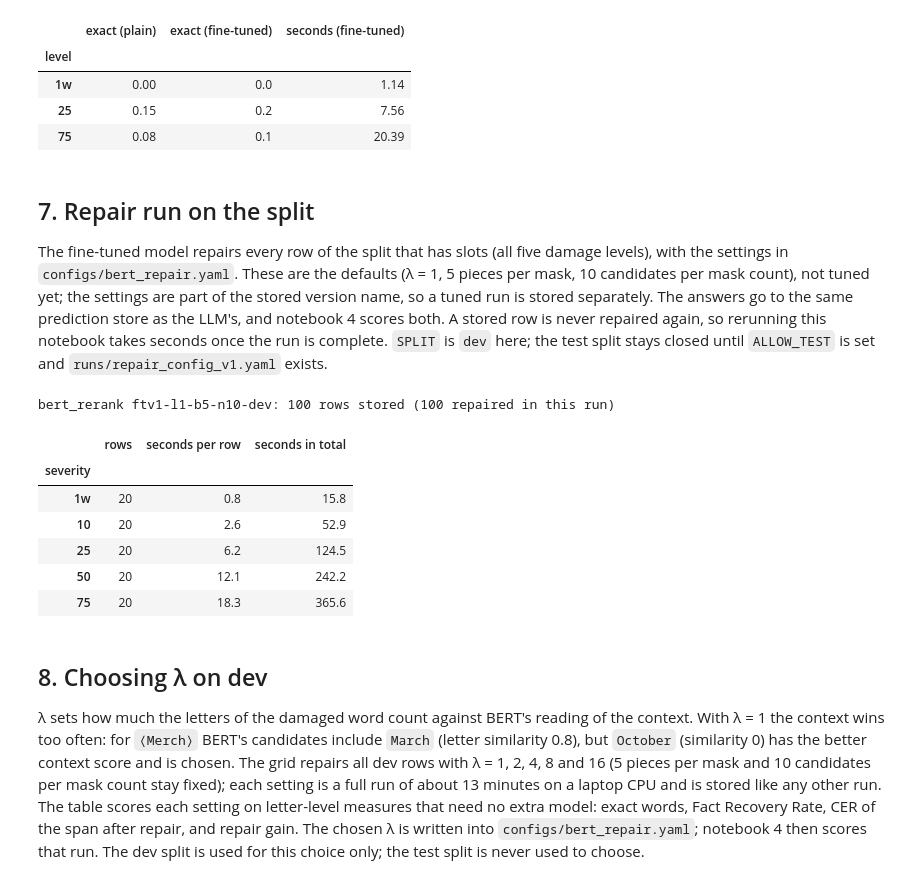
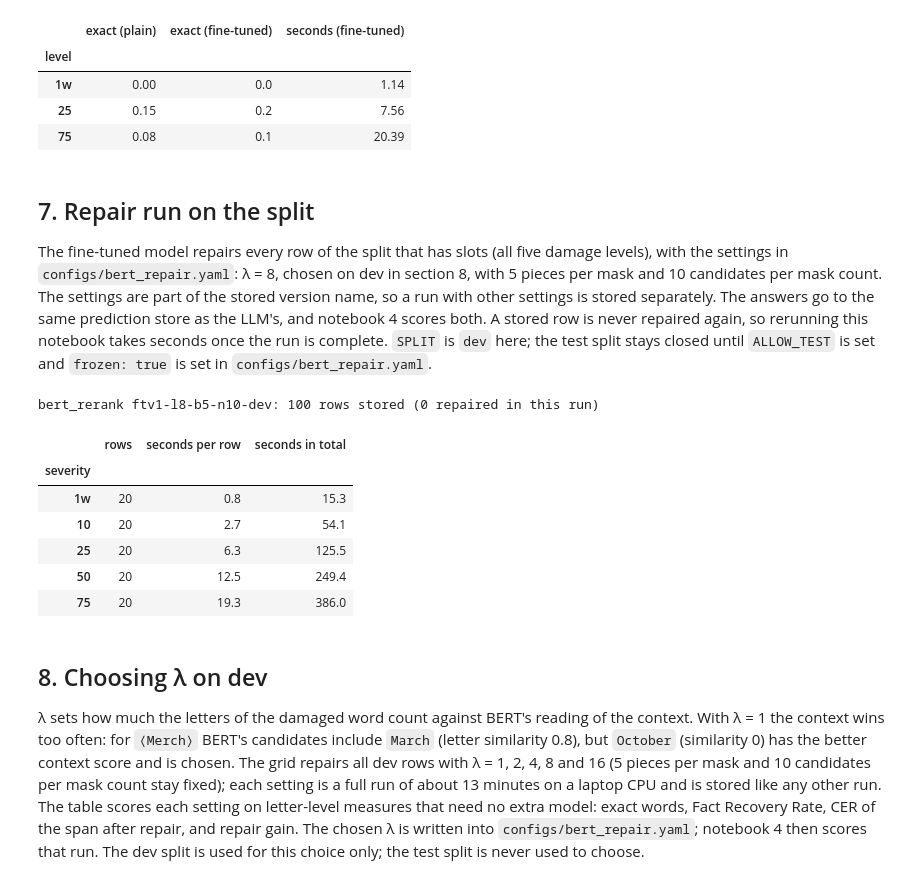
Before and after one commit to tanruoshan/GenAI, a Jupyter notebook: notebooks/02_bert_repair.ipynb, the cells around one changed output. Drawn from its saved outputs; the diff is of its cells as text; code cells hidden in the pictures.

```diff
--- a/notebooks/02_bert_repair.ipynb
+++ b/notebooks/02_bert_repair.ipynb
@@ -252,40 +252,40 @@ table.groupby("level", sort=False)[["exact (plain)", "exact (fine-tuned)", "seco
 ## 7. Repair run on the split
 
 The fine-tuned model repairs every row of the split that has slots (all five damage levels), with the
-settings in `configs/bert_repair.yaml`. These are the defaults (λ = 1, 5 pieces per mask, 10 candidates per
-mask count), not tuned yet; the settings are part of the stored version name, so a tuned run is stored
-separately. The answers go to the same prediction store as the LLM's, and notebook 4 scores both. A stored
+settings in `configs/bert_repair.yaml`: λ = 8, chosen on dev in section 8, with 5 pieces per mask and 10
+candidates per mask count. The settings are part of the stored version name, so a run with other settings
+is stored separately. The answers go to the same prediction store as the LLM's, and notebook 4 scores both. A stored
 row is never repaired again, so rerunning this notebook takes seconds once the run is complete.
 `SPLIT` is `dev` here; the test split stays closed until `ALLOW_TEST` is set and
-`runs/repair_config_v1.yaml` exists.
+`frozen: true` is set in `configs/bert_repair.yaml`.
 # %%
 from blnrepair.bert_repair import load_repair_config, repair_version
 
 SPLIT, ALLOW_TEST = "dev", False
+repair_cfg = load_repair_config()
 if SPLIT == "test":
-    assert ALLOW_TEST and (ROOT / "runs/repair_config_v1.yaml").exists(), "the test split is closed"
-repair_cfg = load_repair_config()
+    assert ALLOW_TEST and repair_cfg["frozen"], "the test split is closed: set ALLOW_TEST and freeze configs/bert_repair.yaml"
 version = repair_version(repair_cfg, SPLIT)
 split_rows = [r for r in rows if r["split"] == SPLIT]
 todo = sum(1 for r in split_rows if r["k"]) - len(load_preds(pred_path("bert_rerank", version)))
 if todo:
     source = ROOT / repair_cfg["model"]
     reranker = BertReranker(AutoModelForMaskedLM.from_pretrained(source), AutoTokenizer.from_pretrained(source),
                             lam=repair_cfg["lam"], beam=repair_cfg["beam"], top_n=repair_cfg["top_n"])
     run_method(split_rows, reranker, "bert_rerank", version, repair_cfg["model"], allow_test=ALLOW_TEST)
 run = pd.DataFrame(load_preds(pred_path("bert_rerank", version)))
 print(f"bert_rerank {version}: {len(run)} rows stored ({todo} repaired in this run)")
 run.groupby("severity")["seconds"].agg(["size", "mean", "sum"]).reindex(LEVELS[1:]).round(1) \
    .rename(columns={"size": "rows", "mean": "seconds per row", "sum": "seconds in total"})
 # %% [output]
-bert_rerank ftv1-l1-b5-n10-dev: 100 rows stored (100 repaired in this run)
+bert_rerank ftv1-l8-b5-n10-dev: 100 rows stored (0 repaired in this run)
 |  | rows | seconds per row | seconds in total |
 | severity |  |  |  |
-| 1w | 20 | 0.8 | 15.8 |
-| 10 | 20 | 2.6 | 52.9 |
-| 25 | 20 | 6.2 | 124.5 |
-| 50 | 20 | 12.1 | 242.2 |
-| 75 | 20 | 18.3 | 365.6 |
+| 1w | 20 | 0.8 | 15.3 |
+| 10 | 20 | 2.7 | 54.1 |
+| 25 | 20 | 6.3 | 125.5 |
+| 50 | 20 | 12.5 | 249.4 |
+| 75 | 20 | 19.3 | 386.0 |
 # %% [markdown]
 ## 8. Choosing λ on dev
 
```
Also changed, not shown: parts of 2 cells of this notebook, 8 other files.
